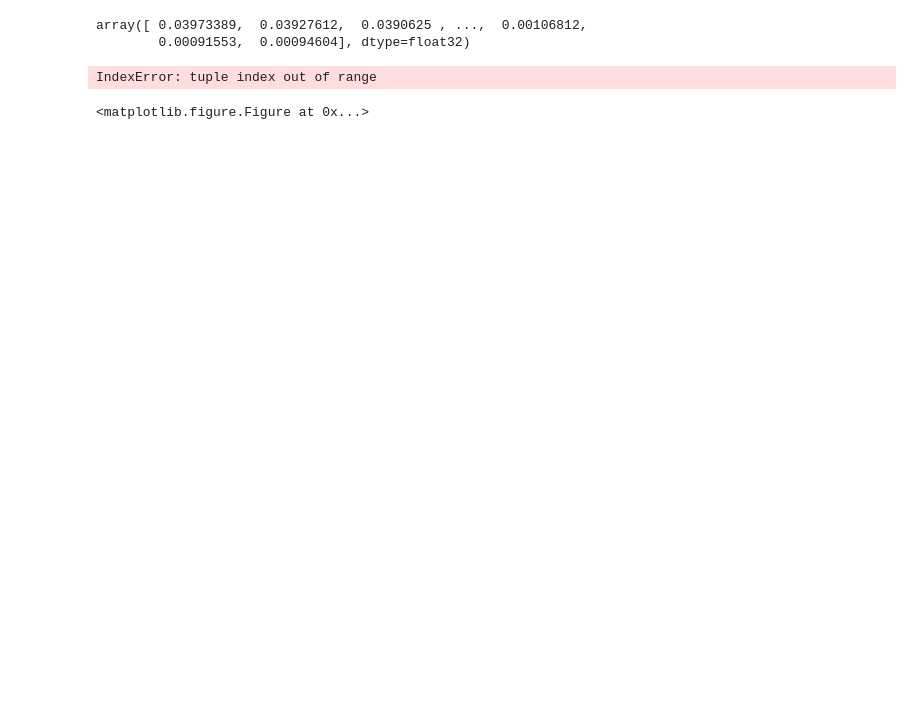
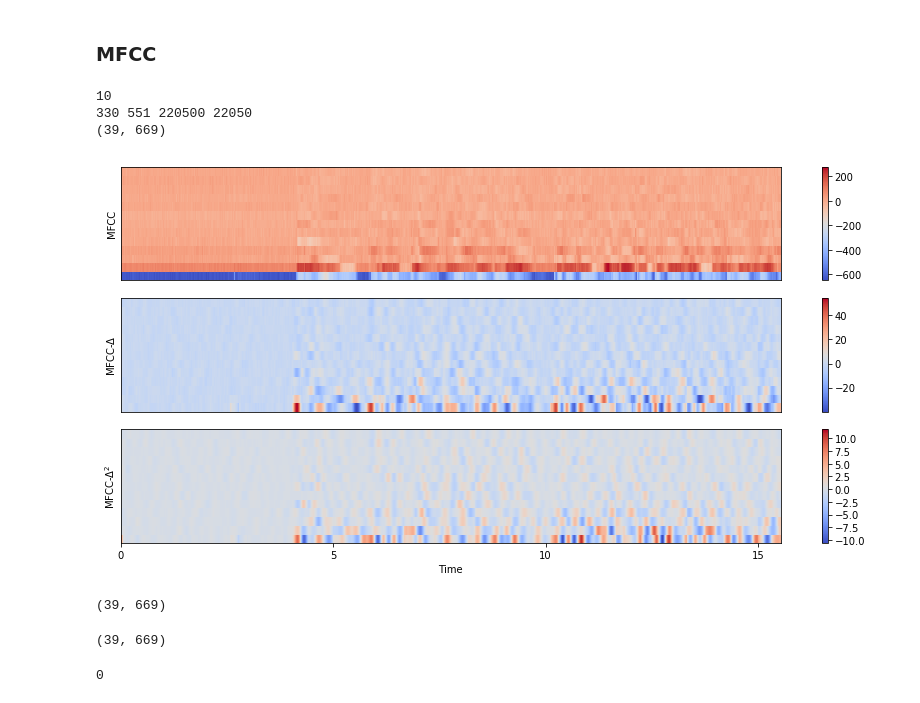
Before and after one commit to EgorKolesnikov/LangIS, a Jupyter notebook: ipynb/features.ipynb, the cells around one changed output. Drawn from its saved outputs; the diff is of its cells as text; code cells hidden in the pictures; blank space fills up the shorter version.

Commit message:
Add MFCC feature computation

```diff
--- a/ipynb/features.ipynb
+++ b/ipynb/features.ipynb
@@ -114,4 +64,0 @@ ab_Portuguese test
-# %%
-p = '/home/kolegor/Study/Master/Work/LangIS/src/../../data/clean//ab_Russian/train/Leo-Tolstoy-Detstvo-RUSSIAN-21-Do-Mazourki_64kb.mp3.wav.chunk049.wav'
-d1, s1 = librosa.load(p, sr=None)
-s2, d2 = wavfile.read(p)
@@ -148,15 +64,0 @@ array([ 0.03973267,  0.03927492,  0.03906131, ...,  0.00106808,
-# %%
-d1
-# %% [output]
-array([ 0.03973389,  0.03927612,  0.0390625 , ...,  0.00106812,
-        0.00091553,  0.00094604], dtype=float32)
-# %%
-plt.figure(figsize=(12,4))
-librosa.display.specshow(samples, sr=s1, x_axis='time', y_axis='mel')
-plt.title('mel power spectrogram')
-plt.colorbar(format='%+02.0f dB')
-plt.axis('off')
-plt.tight_layout()
-# %% [output]
-IndexError: tuple index out of range
-<matplotlib.figure.Figure at 0x...>
@@ -164,0 +65,2 @@ path
+# %% [markdown]
+### MFCC
@@ -164,0 +129,19 @@ path
+# %%
+qwe = wav_to_mfcc('/home/kolegor/test.wav', '/home/kolegor/mfcc.txt')
+# %% [output]
+10
+330 551 220500 22050
+(39, 669)
+[figure, added]
+# %%
+qwe.shape
+# %% [output]
+(39, 669)
+# %%
+np.vstack([qwe]).shape
+# %% [output]
+(39, 669)
+# %%
+int(False)
+# %% [output]
+0
```
Also changed, not shown: parts of 14 cells of this notebook, 3 other files.
